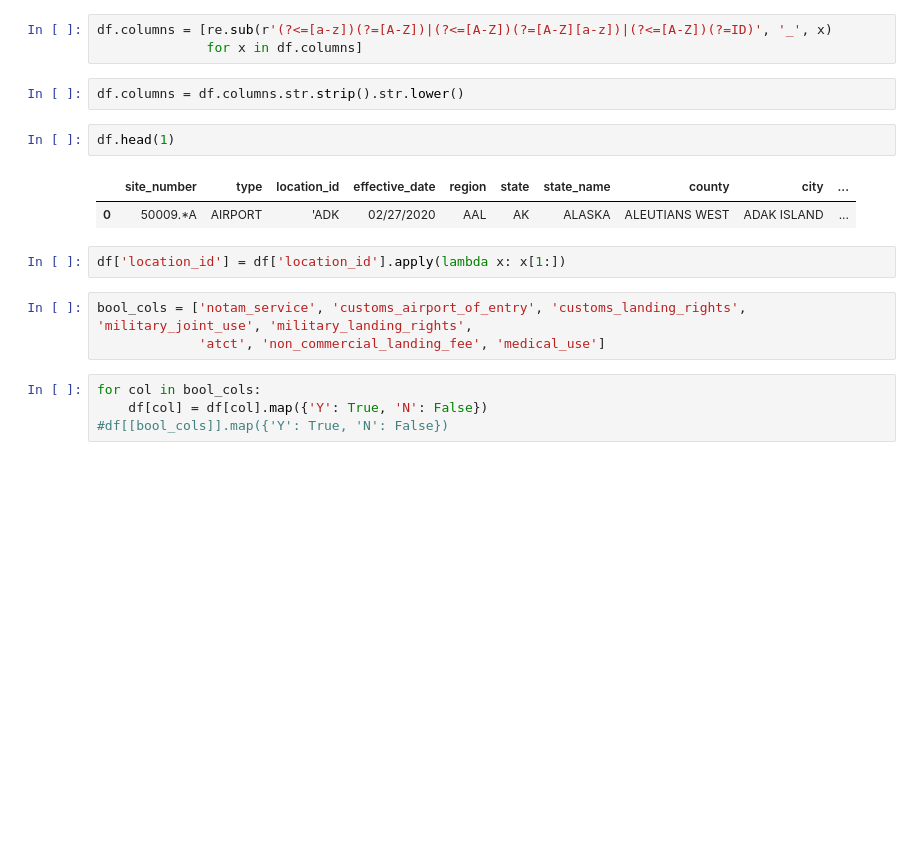
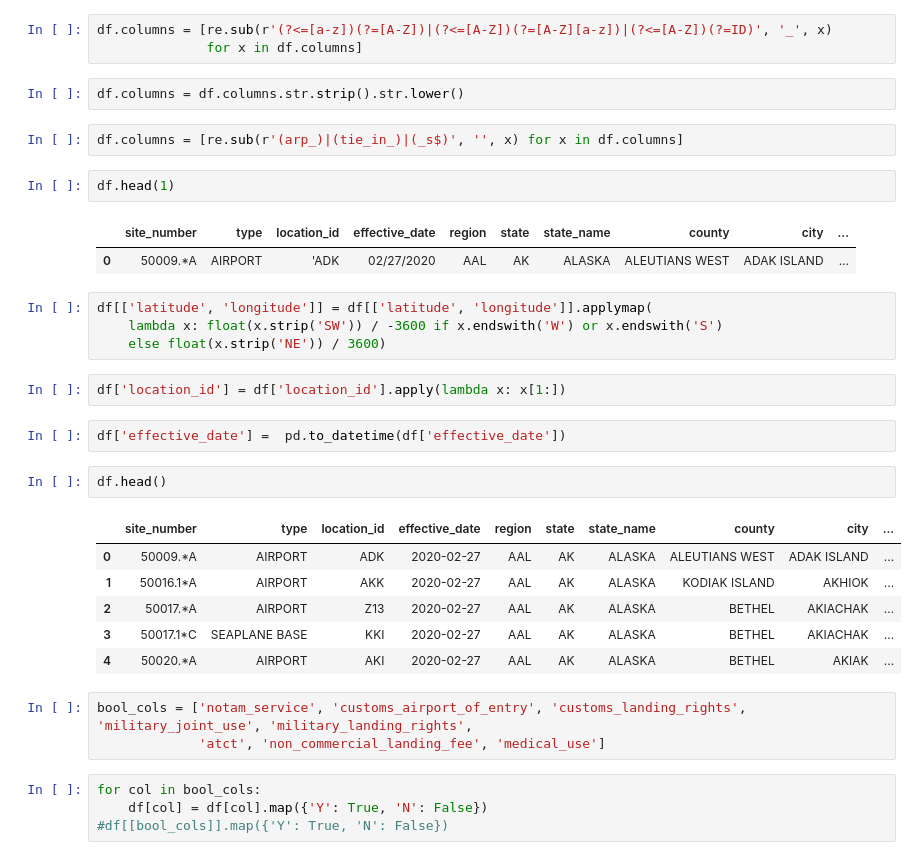
Before and after one commit to mpatterson73/US-Airports, a Jupyter notebook: ETL/FAA-Airports-data/facillities.ipynb, the cells around one changed output. Saved outputs shown, nothing was run; the diff lists cells and outputs as text; blank space fills up the shorter version.

```diff
--- a/ETL/FAA-Airports-data/facillities.ipynb
+++ b/ETL/FAA-Airports-data/facillities.ipynb
@@ -60,13 +49,30 @@ df.columns = [re.sub(r'(?<=[a-z])(?=[A-Z])|(?<=[A-Z])(?=[A-Z][a-z])|(?<=[A-Z])(?
               for x in df.columns]
 # %%
 df.columns = df.columns.str.strip().str.lower()
+# %%
+df.columns = [re.sub(r'(arp_)|(tie_in_)|(_s$)', '', x) for x in df.columns]
 # %%
 df.head(1)
 # %% [output]
 |  | site_number | type | location_id | effective_date | region | state | state_name | county | city | ... |
 | 0 | 50009.*A | AIRPORT | 'ADK | 02/27/2020 | AAL | AK | ALASKA | ALEUTIANS WEST | ADAK ISLAND | ... |
+# %%
+df[['latitude', 'longitude']] = df[['latitude', 'longitude']].applymap(
+    lambda x: float(x.strip('SW')) / -3600 if x.endswith('W') or x.endswith('S')
+    else float(x.strip('NE')) / 3600)
 # %%
 df['location_id'] = df['location_id'].apply(lambda x: x[1:])
+# %%
+df['effective_date'] =  pd.to_datetime(df['effective_date'])
+# %%
+df.head()
+# %% [output]
+|  | site_number | type | location_id | effective_date | region | state | state_name | county | city | ... |
+| 0 | 50009.*A | AIRPORT | ADK | 2020-02-27 | AAL | AK | ALASKA | ALEUTIANS WEST | ADAK ISLAND | ... |
+| 1 | 50016.1*A | AIRPORT | AKK | 2020-02-27 | AAL | AK | ALASKA | KODIAK ISLAND | AKHIOK | ... |
+| 2 | 50017.*A | AIRPORT | Z13 | 2020-02-27 | AAL | AK | ALASKA | BETHEL | AKIACHAK | ... |
+| 3 | 50017.1*C | SEAPLANE BASE | KKI | 2020-02-27 | AAL | AK | ALASKA | BETHEL | AKIACHAK | ... |
+| 4 | 50020.*A | AIRPORT | AKI | 2020-02-27 | AAL | AK | ALASKA | BETHEL | AKIAK | ... |
 # %%
 bool_cols = ['notam_service', 'customs_airport_of_entry', 'customs_landing_rights', 'military_joint_use', 'military_landing_rights',
              'atct', 'non_commercial_landing_fee', 'medical_use']
```
Also changed, not shown: parts of 5 cells of this notebook, 16 other files.
